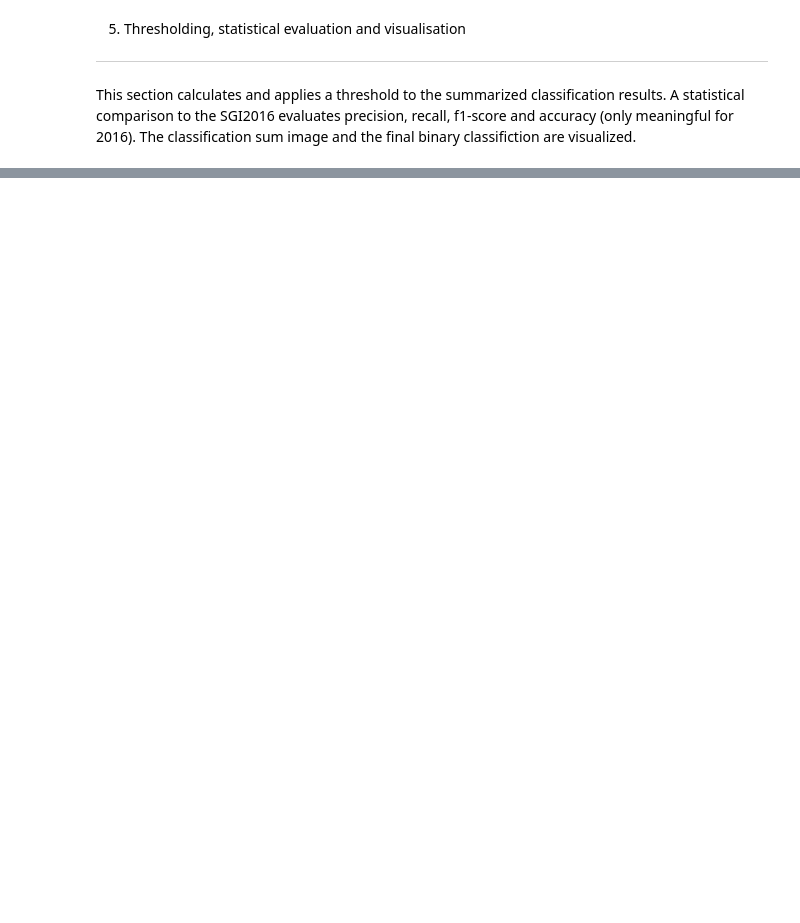
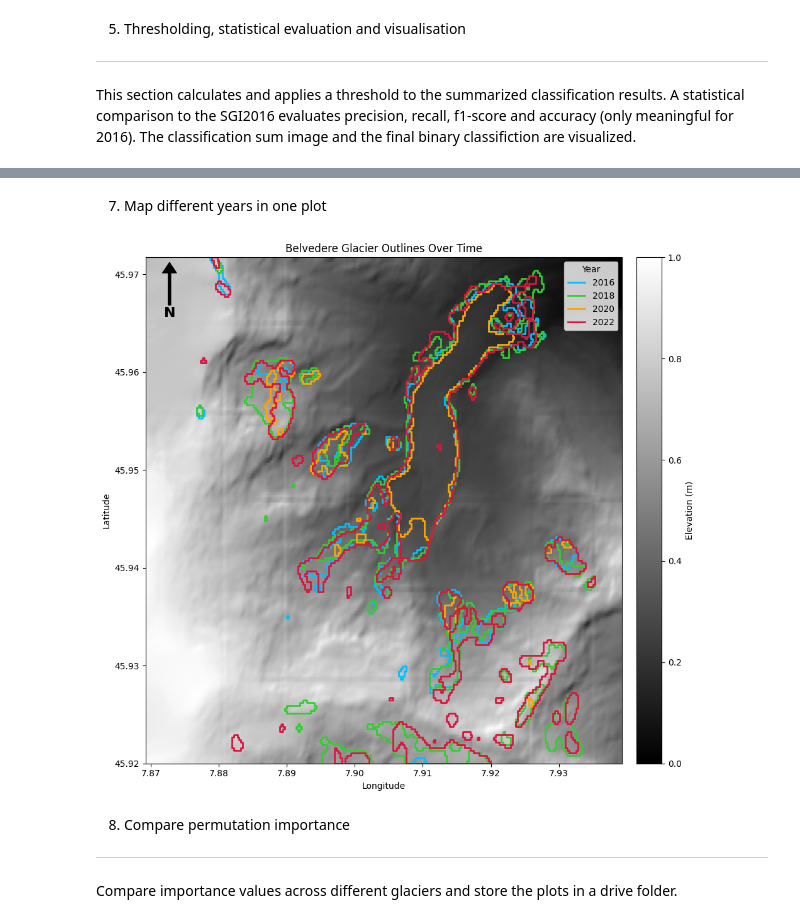
Before and after one commit to LorenaMueller/refine_DCG_outlines, a Jupyter notebook: RF_neighbouring_pixels.ipynb, the cells around one changed output, grey strips where cells are left out. Cells and saved outputs as stored; diff of their text form; code cells hidden in the pictures; blank space fills up the shorter version.

```diff
--- a/RF_neighbouring_pixels.ipynb
+++ b/RF_neighbouring_pixels.ipynb
@@ -875,0 +935,80 @@ threshold used 9
+# %% [markdown]
+7. Map different years in one plot
+# %%
+import rasterio
+import geopandas as gpd
+import numpy as np
+import matplotlib.pyplot as plt
+from rasterio.plot import plotting_extent
+from matplotlib.colors import LightSource, Normalize
+import matplotlib.cm as cm
+import matplotlib.lines as mlines
+
+# --- CONFIGURATION ---
+years = [2016, 2018, 2020, 2022]
+colors = ['deepskyblue', 'limegreen', 'orange', 'crimson']
+elevation_band_index = 10  # zero-based
+
+# --- Load elevation raster (use just one year for background)
+ref_year = years[0]
+image_path = f"/content/drive/MyDrive/GEE_Exports_input_layers_DCG/{test_glacier}_{ref_year}_layers_drive.tif"
+with rasterio.open(image_path) as src:
+    elevation = src.read(elevation_band_index + 1)
+    extent = plotting_extent(src)
+    raster_crs = src.crs
+    transform = src.transform
+    elevation = np.where(elevation == src.nodata, np.nan, elevation)
+
+# --- Create hillshade
+ls = LightSource(azdeg=315, altdeg=45)
+elevation_cmap = cm.get_cmap('gray')
+rgb = ls.shade(elevation, cmap=elevation_cmap, vert_exag=1.2, blend_mode='overlay')
+
+# --- Create one plot
+fig, ax = plt.subplots(figsize=(12, 9))
+ax.imshow(rgb, extent=extent)
+
+# --- Plot outlines for each year
+legend_elements = []
+for year, color in zip(years, colors):
+    shapefile_path = f"/content/drive/MyDrive/final_polygon_{test_glacier}_{year}.shp"
+    gdf = gpd.read_file(shapefile_path).to_crs(raster_crs)
+    gdf.plot(ax=ax, facecolor='none', edgecolor=color, linewidth=2)
+    legend_elements.append(mlines.Line2D([], [], color=color, linewidth=2, label=str(year)))
+
+# --- North Arrow
+arrow_props = dict(facecolor='black', width=3, headwidth=16)
+ax.annotate('N', xy=(0.05, 0.99), xytext=(0.05, 0.89),
+            arrowprops=arrow_props, ha='center', va='center',
+            xycoords='axes fraction', fontsize=16, fontweight='bold')
+
+# --- Scalebar
+scalebar_length_m = 1000  # meters
+scalebar_start_x = extent[0] + (extent[1] - extent[0]) * 0.05
+scalebar_end_x = scalebar_start_x + scalebar_length_m
+scalebar_y = extent[2] + (extent[3] - extent[2]) * 0.05
+if raster_crs.is_projected:
+    ax.plot([scalebar_start_x, scalebar_end_x], [scalebar_y, scalebar_y], color='k', linewidth=4)
+    ax.text((scalebar_start_x + scalebar_end_x) / 2, scalebar_y + 20, '1 km',
+            ha='center', va='bottom', fontsize=10)
+
+# --- Colorbar for Elevation
+norm = Normalize(vmin=np.nanmin(elevation), vmax=np.nanmax(elevation))
+sm = cm.ScalarMappable(cmap=elevation_cmap, norm=norm)
+sm.set_array([])
+cbar = plt.colorbar(sm, ax=ax, orientation='vertical', fraction=0.036, pad=0.02)
+cbar.set_label('Elevation (m)', fontsize=10)
+
+# --- Legend & Labels
+ax.legend(handles=legend_elements, title="Year", loc='upper right')
+ax.set_title(f"{test_glacier.capitalize()} Glacier Outlines Over Time")
+ax.set_xlabel("Longitude")
+ax.set_ylabel("Latitude")
+plt.tight_layout()
+plt.show()
+# %% [output]
+[figure, added]
+# %% [markdown]
+8. Compare permutation importance
+---
+Compare importance values across different glaciers and store the plots in a drive folder.
```
Also changed, not shown: parts of 10 cells of this notebook.
